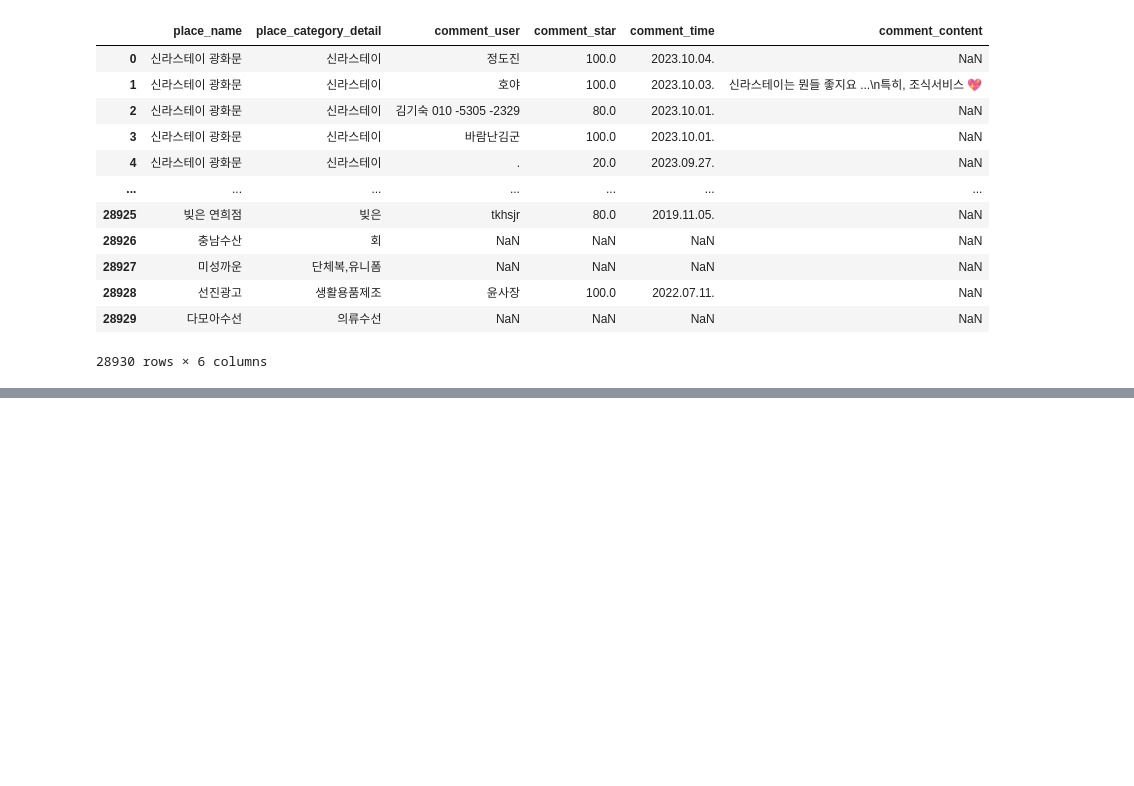
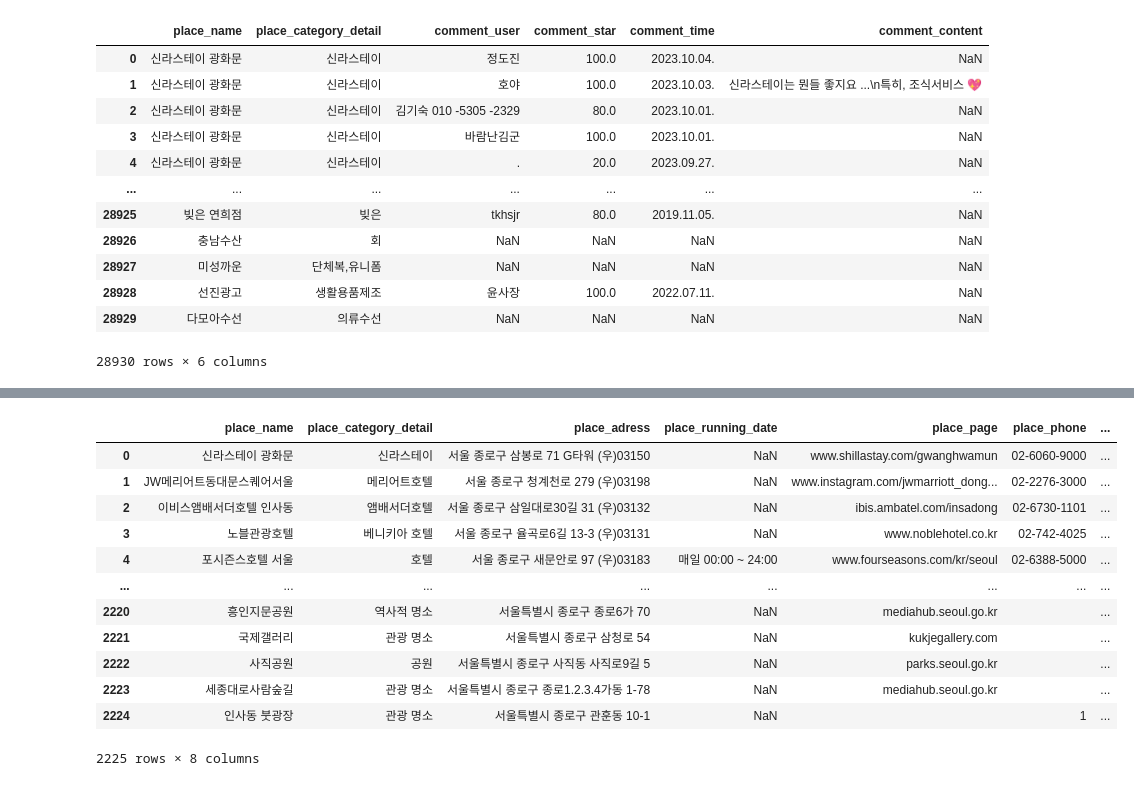
Before and after one commit to EunjinJ/skku-webproject-git, a Jupyter notebook: all_crawl_data.ipynb, the cells around one changed output, grey strips where cells are left out. Drawn from its saved outputs; the diff is of its cells as text; code cells hidden in the pictures; blank space fills up the shorter version.

```diff
--- a/all_crawl_data.ipynb
+++ b/all_crawl_data.ipynb
@@ -7,0 +135,19 @@ ValueError: All arrays must be of the same length
+# %%
+google_kakao_place.loc[google_kakao_place['place_name'] == '인사동 문화의거리', 'place_category_detail'] = '테마거리, 관광 명소'
+google_kakao_place.loc[google_kakao_place['place_name'] == '인사동 문화의거리', 'place_adress'] = '서울 종로구 인사동10길 11-4 (우)03146, 서울특별시 종로구 관훈동 30-9'
+google_kakao_place.loc[google_kakao_place['place_name'] == '광화문광장', 'place_category_detail'] = '광장, 역사적 명소'
+google_kakao_place.loc[google_kakao_place['place_name'] == '광화문광장', 'place_info'] = '서울시 친환경 재개발의 일환으로 2009년에 문을 연 대형 공공 광장입니다.'
+google_kakao_place.loc[google_kakao_place['place_name'] == '광화문광장', 'place_adress'] = '서울특별시 종로구 세종대로 172, 서울 종로구 세종로 1-68'
+google_kakao_place.loc[google_kakao_place['place_name'] == '청계천', 'place_category_detail'] = '하천, 공원'
+google_kakao_place.loc[google_kakao_place['place_name'] == '청계천', 'place_adress'] = '서울 종로구 서린동 148, 서울 종로구 관수동, 서울 종로구 창신동, 서울 종로구 종로5가	, 서울특별시 종로구'
+google_kakao_place.loc[google_kakao_place['place_name'] == '청계천', 'place_page'] = 'www.sisul.or.kr/open_content/cheonggye'
+google_kakao_place.loc[google_kakao_place['place_name'] == '청계천', 'place_info'] = '산책로, 다리, 녹지가 있는 휴식 공간으로 개울 주변으로 복원공사가 이루어졌습니다.'
+google_kakao_place.loc[google_kakao_place['place_name'] == '종묘', 'place_category_detail'] = '사당, 제단, 역사적 명소'
+google_kakao_place.loc[google_kakao_place['place_name'] == '종묘', 'place_info'] = 'WIFI, 동물출입, 주차, 휠체어사용, 놀이방, 흡연실, 조선 왕조의 왕족을 모시는 유교 사원으로 지금도 제사를 지냅니다.'
+google_kakao_place.loc[google_kakao_place['place_name'] == '인사동거리', 'place_category_detail'] = '테마거리, 관광 명소'
+google_kakao_place.loc[google_kakao_place['place_name'] == '인사동거리', 'place_adress'] = '서울특별시 종로구 인사동'
+google_kakao_place.loc[google_kakao_place['place_name'] == '삼청동길', 'place_category_detail'] = '드라이브코스, 관광 명소'
+google_kakao_place.loc[google_kakao_place['place_name'] == '삼청동길', 'place_info'] = '전통 한옥과 현대적인 부티크, 식당 등이 어우러져 있는 거리입니다.'
+google_kakao_place.loc[google_kakao_place['place_name'] == '인왕산', 'place_category_detail'] = '산, 관광 명소'
+google_kakao_place.loc[google_kakao_place['place_name'] == '경복궁', 'place_category_detail'] = '고궁, 궁, 문화적 랜드마크'
+google_kakao_place.loc[google_kakao_place['place_name'] == '경복궁', 'place_info'] = '동물출입, 주차, 박물관과 정원이 있는 거대한 14세기 왕궁이며 무료 가이드 투어가 제공됩니다.'
@@ -39,0 +596,16 @@ pd.read_csv('/Users/parkjiyoung/skku-webproject-git/kakao_data_arrange/all_kakao
+# %%
+google_kakao_place
+# %% [output]
+|  | place_name | place_category_detail | place_adress | place_running_date | place_page | place_phone | ... |
+| 0 | 신라스테이 광화문 | 신라스테이 | 서울 종로구 삼봉로 71 G타워 (우)03150 | NaN | www.shillastay.com/gwanghwamun | 02-6060-9000 | ... |
+| 1 | JW메리어트동대문스퀘어서울 | 메리어트호텔 | 서울 종로구 청계천로 279 (우)03198 | NaN | www.instagram.com/jwmarriott_dong... | 02-2276-3000 | ... |
+| 2 | 이비스앰배서더호텔 인사동 | 앰배서더호텔 | 서울 종로구 삼일대로30길 31 (우)03132 | NaN | ibis.ambatel.com/insadong | 02-6730-1101 | ... |
+| 3 | 노블관광호텔 | 베니키아 호텔 | 서울 종로구 율곡로6길 13-3 (우)03131 | NaN | www.noblehotel.co.kr | 02-742-4025 | ... |
+| 4 | 포시즌스호텔 서울 | 호텔 | 서울 종로구 새문안로 97 (우)03183 | 매일 00:00 ~ 24:00 | www.fourseasons.com/kr/seoul | 02-6388-5000 | ... |
+| ... | ... | ... | ... | ... | ... | ... | ... |
+| 2220 | 흥인지문공원 | 역사적 명소 | 서울특별시 종로구 종로6가 70 | NaN | mediahub.seoul.go.kr |  | ... |
+| 2221 | 국제갤러리 | 관광 명소 | 서울특별시 종로구 삼청로 54 | NaN | kukjegallery.com |  | ... |
+| 2222 | 사직공원 | 공원 | 서울특별시 종로구 사직동 사직로9길 5 | NaN | parks.seoul.go.kr |  | ... |
+| 2223 | 세종대로사람숲길 | 관광 명소 | 서울특별시 종로구 종로1.2.3.4가동 1-78 | NaN | mediahub.seoul.go.kr |  | ... |
+| 2224 | 인사동 붓광장 | 관광 명소 | 서울특별시 종로구 관훈동 10-1 | NaN |  | 1 | ... |
+2225 rows × 8 columns
```
Also changed, not shown: parts of 36 cells of this notebook, 2 other files.
